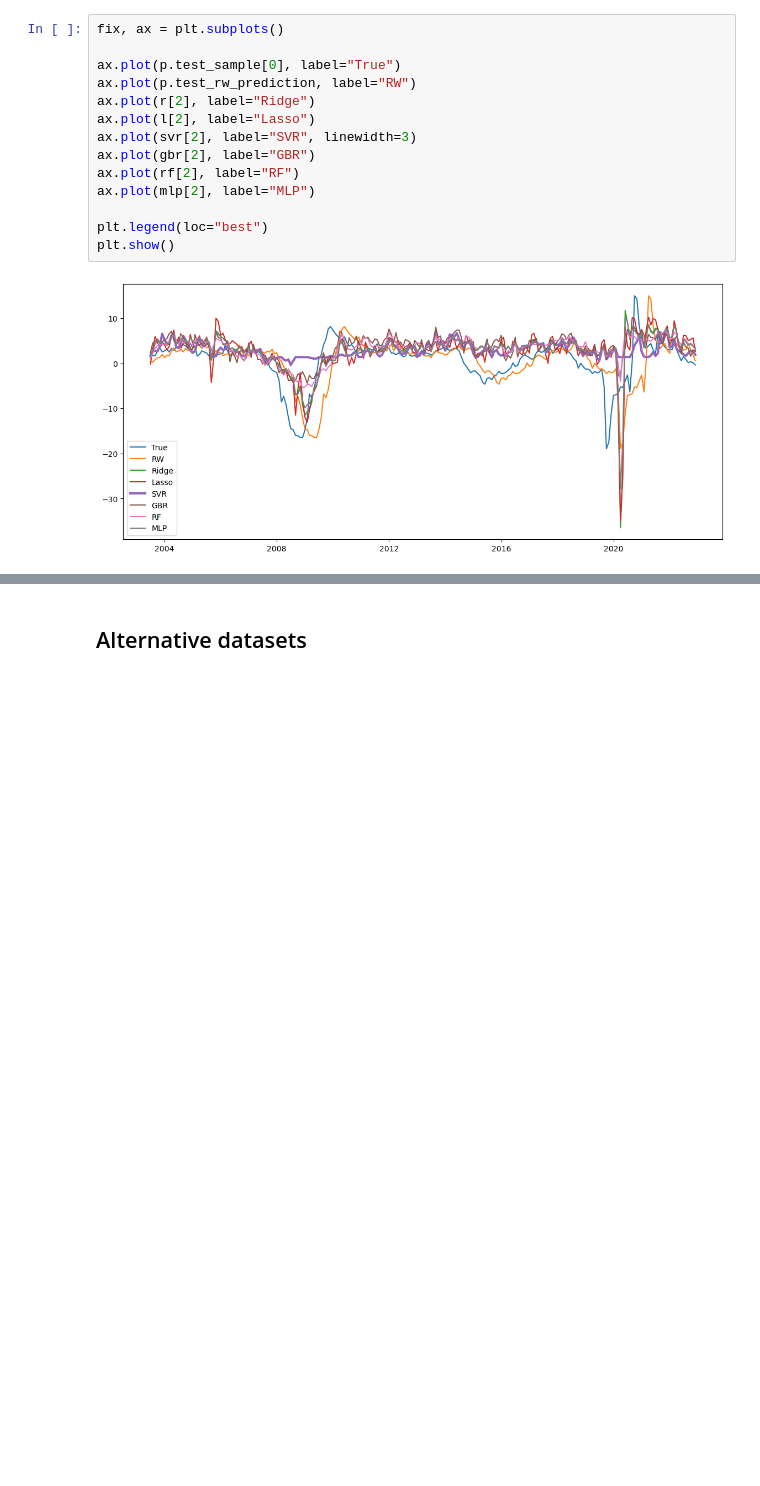
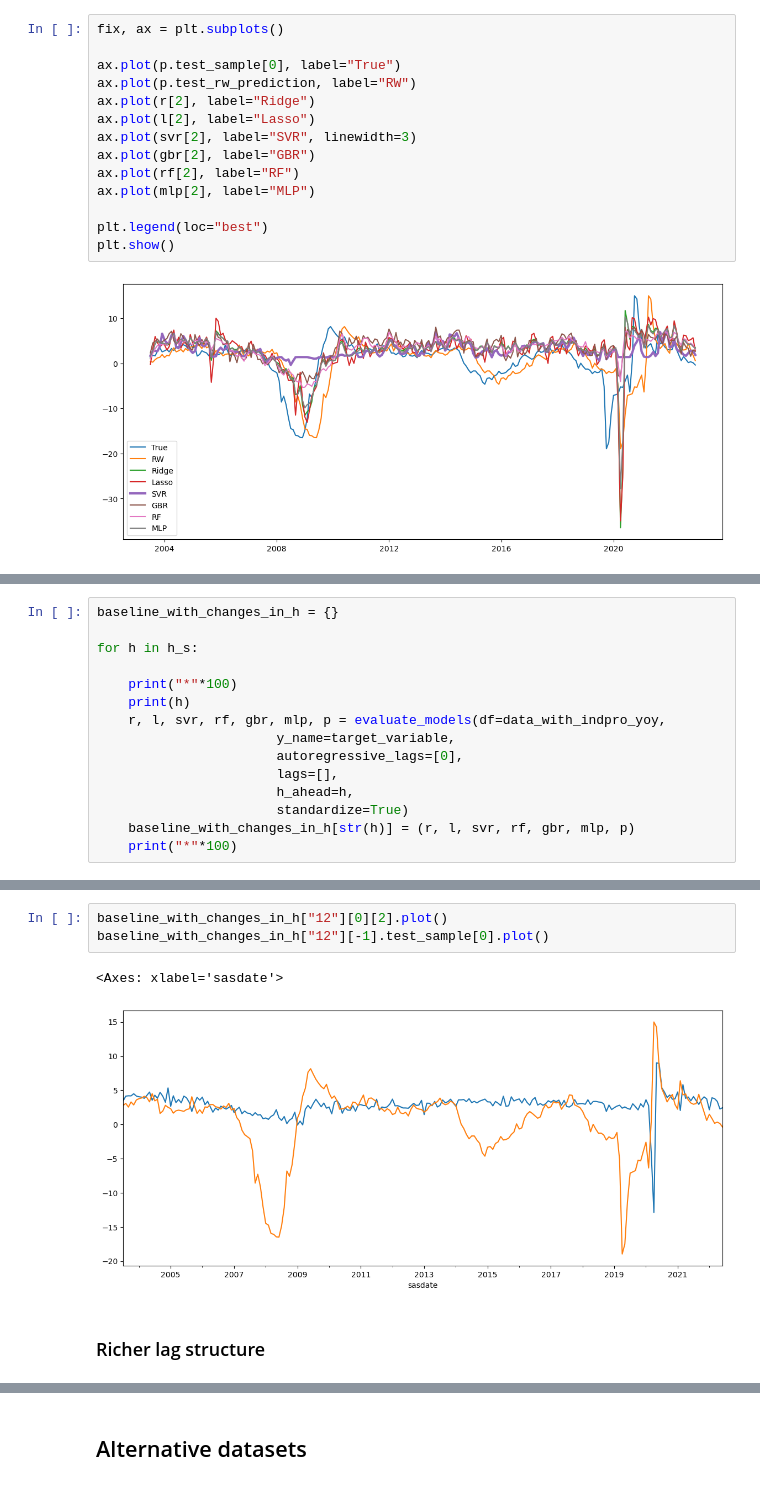
Before and after one commit to vitaliiveremiienko/GRA4160_project, a Jupyter notebook: main.ipynb, the cells around one changed output, grey strips where cells are left out. Drawn from its saved outputs; the diff is of its cells as text; blank space fills up the shorter version.

```diff
--- a/main.ipynb
+++ b/main.ipynb
@@ -1374,0 +1504,15 @@ plt.show()
+# %%
+baseline_with_changes_in_h = {}
+
+for h in h_s:
+
+    print("*"*100)
+    print(h)
+    r, l, svr, rf, gbr, mlp, p = evaluate_models(df=data_with_indpro_yoy,
+                       y_name=target_variable,
+                       autoregressive_lags=[0],
+                       lags=[],
+                       h_ahead=h,
+                       standardize=True)
+    baseline_with_changes_in_h[str(h)] = (r, l, svr, rf, gbr, mlp, p)
+    print("*"*100)
@@ -1374,0 +1626,8 @@ plt.show()
+# %%
+baseline_with_changes_in_h["12"][0][2].plot()
+baseline_with_changes_in_h["12"][-1].test_sample[0].plot()
+# %% [output]
+<Axes: xlabel='sasdate'>
+[figure, added]
+# %% [markdown]
+### Richer lag structure
```
Also changed, not shown: parts of 65 cells of this notebook, 6 other files.
